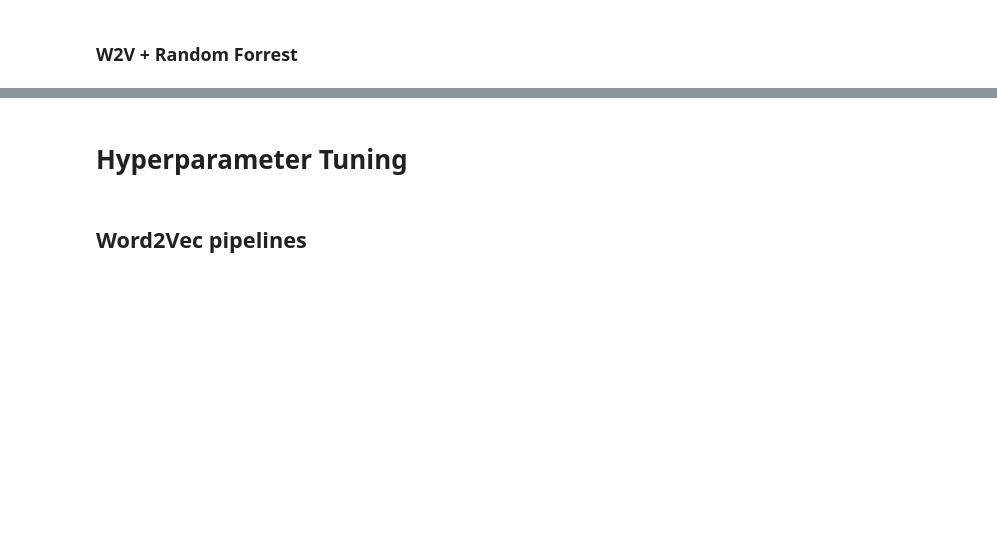
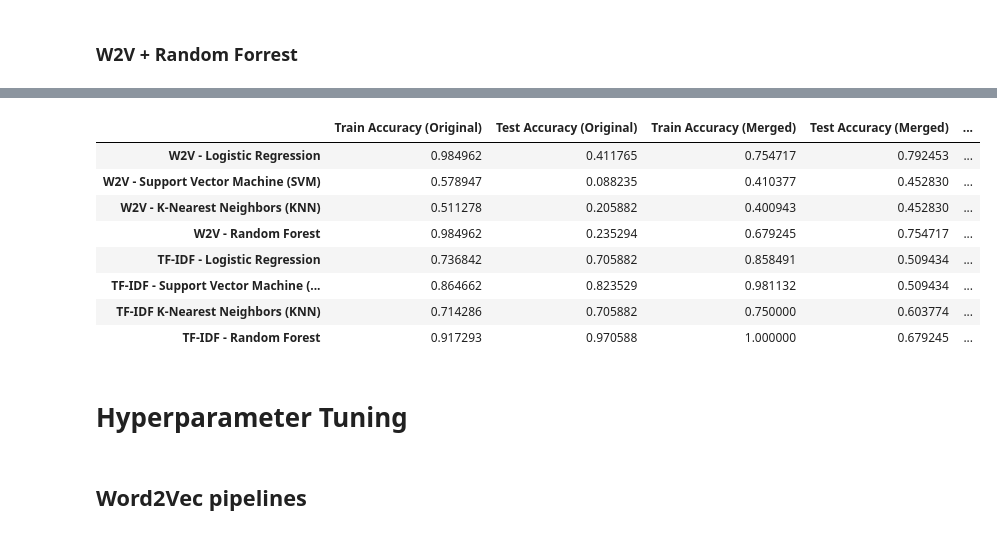
Before and after one commit to tobiasmj97/M3_Semester_Project, a Jupyter notebook: da_chatbot.ipynb, the cells around one changed output, grey strips where cells are left out. Saved outputs shown, nothing was run; the diff lists cells and outputs as text; code cells hidden in the pictures; blank space fills up the shorter version.

```diff
--- a/da_chatbot.ipynb
+++ b/da_chatbot.ipynb
@@ -753,6 +753,6 @@ model_knn = KNeighborsClassifier()
 # %%
 # Fitting the K-Nearest Neighbors (KNN) model using the word vector features and training labels
-model_knn.fit(X_train_W2V, y_train)
+model_w2v_knn.fit(X_train_W2V, y_train)
 # %% [output]
 KNeighborsClassifier()
 # %%
@@ -1278,0 +1372,6 @@ Accuracy Score for test merged: 0.67925
+# %%
+# Fitting the TF-IDF and Random Forest model on the original training set
+model_tfidf_rf.fit(X_train, y_train)
+
+# Fitting the TF-IDF and Random Forest model on the merged training set
+model_tfidf_rf.fit(X_train_merged, y_train_merged)
@@ -1278,0 +1462,47 @@ Accuracy Score for test merged: 0.67925
+# %%
+model_tfidf_rf_scores = {
+    'Train Accuracy (Original)': accuracy_score(y_train, y_pred_train),
+    'Test Accuracy (Original)': accuracy_score(y_test, y_pred_test),
+    'Train Accuracy (Merged)': accuracy_score(y_train_merged, y_pred_train_merged),
+    'Test Accuracy (Merged)': accuracy_score(y_test_merged, y_pred_test_merged),
+
+    'Train Precision (Original)': precision_score(y_train, y_pred_train, average='weighted'),
+    'Test Precision (Original)': precision_score(y_test, y_pred_test, average='weighted'),
+    'Train Precision (Merged)': precision_score(y_train_merged, y_pred_train_merged, average='weighted'),
+    'Test Precision (Merged)': precision_score(y_test_merged, y_pred_test_merged, average='weighted'),
+
+    'Train Recall (Original)': recall_score(y_train, y_pred_train, average='weighted'),
+    'Test Recall (Original)': recall_score(y_test, y_pred_test, average='weighted'),
+    'Train Recall (Merged)': recall_score(y_train_merged, y_pred_train_merged, average='weighted'),
+    'Test Recall (Merged)': recall_score(y_test_merged, y_pred_test_merged, average='weighted'),
+
+    'Train F1 Score (Original)': f1_score(y_train, y_pred_train, average='weighted'),
+    'Test F1 Score (Original)': f1_score(y_test, y_pred_test, average='weighted'),
+    'Train F1 Score (Merged)': f1_score(y_train_merged, y_pred_train_merged, average='weighted'),
+    'Test F1 Score (Merged)': f1_score(y_test_merged, y_pred_test_merged, average='weighted')
+}
+# %%
+# Creating DataFrames for each model's scores
+lr_df = pd.DataFrame(model_w2v_lr_scores, index=['W2V - Logistic Regression'])
+svm_df = pd.DataFrame(model_w2v_svm_scores, index=['W2V - Support Vector Machine (SVM)'])
+knn_df = pd.DataFrame(model_w2v_knn_scores, index=['W2V - K-Nearest Neighbors (KNN)'])
+rf_df = pd.DataFrame(model_w2v_rf_scores, index=['W2V - Random Forest'])
+lr_tfidf_df = pd.DataFrame(model_tfidf_lr_scores, index=['TF-IDF - Logistic Regression'])
+svm_tfidf_df = pd.DataFrame(model_tfidf_svm_scores, index=['TF-IDF - Support Vector Machine (SVM)'])
+knn_tfidf_df = pd.DataFrame(model_tfidf_knn_scores, index=['TF-IDF K-Nearest Neighbors (KNN)'])
+rf_tfidf_df = pd.DataFrame(model_tfidf_rf_scores, index=['TF-IDF - Random Forest'])
+
+# Concatenating all DataFrames into a single DataFrame
+result = pd.concat([lr_df, svm_df, knn_df, rf_df, lr_tfidf_df, svm_tfidf_df, knn_tfidf_df, rf_tfidf_df])
+
+result
+# %% [output]
+|  | Train Accuracy (Original) | Test Accuracy (Original) | Train Accuracy (Merged) | Test Accuracy (Merged) | ... |
+| W2V - Logistic Regression | 0.984962 | 0.411765 | 0.754717 | 0.792453 | ... |
+| W2V - Support Vector Machine (SVM) | 0.578947 | 0.088235 | 0.410377 | 0.452830 | ... |
+| W2V - K-Nearest Neighbors (KNN) | 0.511278 | 0.205882 | 0.400943 | 0.452830 | ... |
+| W2V - Random Forest | 0.984962 | 0.235294 | 0.679245 | 0.754717 | ... |
+| TF-IDF - Logistic Regression | 0.736842 | 0.705882 | 0.858491 | 0.509434 | ... |
+| TF-IDF - Support Vector Machine (... | 0.864662 | 0.823529 | 0.981132 | 0.509434 | ... |
+| TF-IDF K-Nearest Neighbors (KNN) | 0.714286 | 0.705882 | 0.750000 | 0.603774 | ... |
+| TF-IDF - Random Forest | 0.917293 | 0.970588 | 1.000000 | 0.679245 | ... |
```
Also changed, not shown: parts of 197 cells of this notebook.
